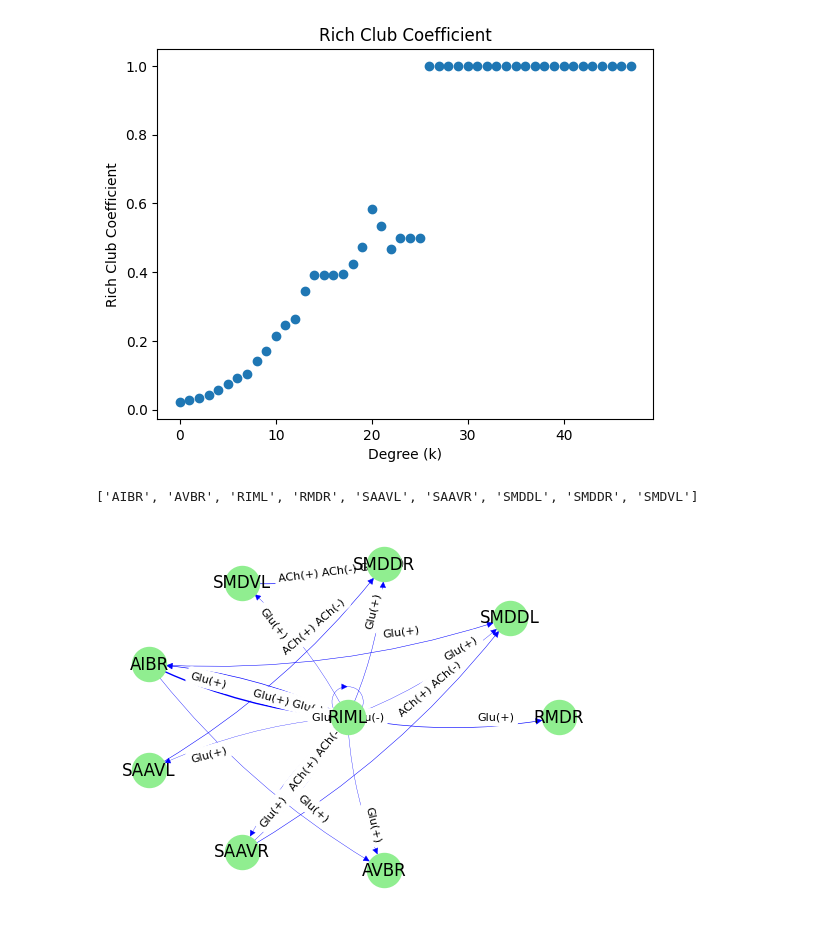
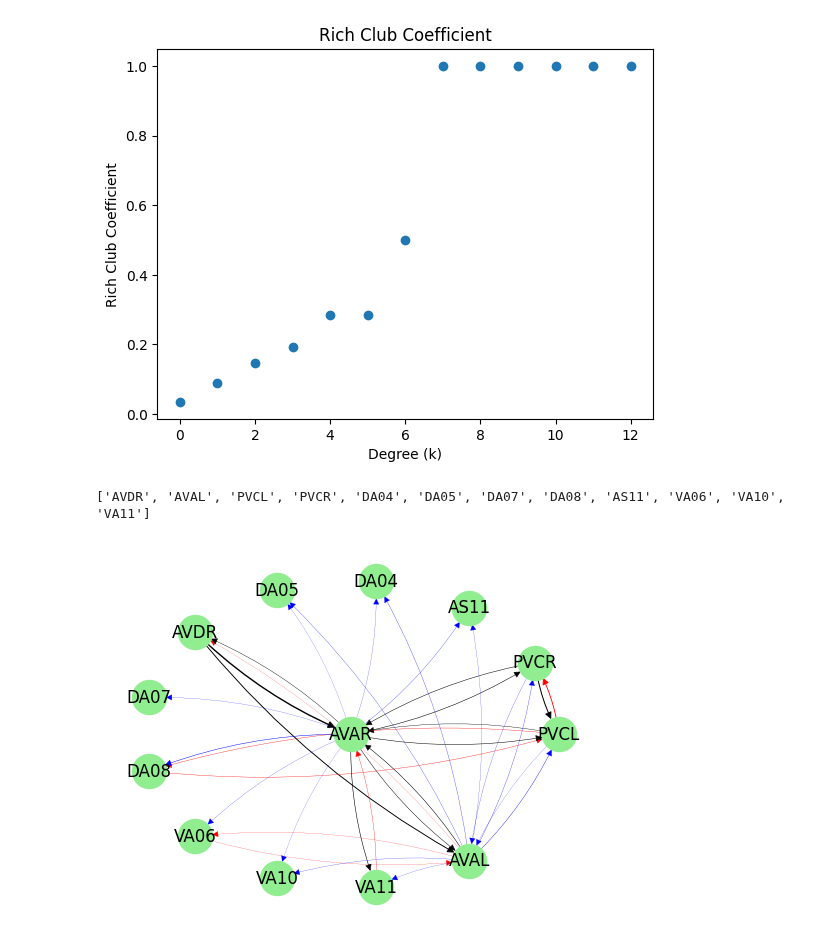
Before and after one commit to deangeckt/network_motifs, a Jupyter notebook: post_motif_analysis/network_properties.ipynb, the cells around one changed output. Cells and saved outputs as stored; diff of their text form; code cells hidden in the pictures.

Commit message:
add pol k3 data + analysis - add 2d scatter of motifs

```diff
--- a/post_motif_analysis/network_properties.ipynb
+++ b/post_motif_analysis/network_properties.ipynb
@@ -13,12 +13,21 @@ import matplotlib.pyplot as plt
 from typing import Any
 
 simple_input_args = NetworkLoaderArgs(
-    synapse_threshold=10,
+    synapse_threshold=5,
     filter_polarity=['+', '-', 'complex'],
-    filter_prim_nt=['GABA', 'Glu', 'ACh', 0]
+    filter_prim_nt=['GABA', 'Glu', 'ACh', 0],
+    filter_syn_type='all',
+    filter_sex_type='herm'
 )
 loader = NetworkLoader(simple_input_args)
 
-network = loader.load_network_file(file_path="networks/data/polarity_2020/s1_data.xlsx",
-                                    input_type=NetworkInputType.polarity_xlsx)
+#network = loader.load_network_file(file_path="networks/data/polarity_2020/s1_data.xlsx",
+#                                    input_type=NetworkInputType.polarity_xlsx)
+
+network = loader.load_network_file(file_path="networks/data/Cook_2019/SI 2 Synapse adjacency matrices.xlsx",
+                                    input_type=NetworkInputType.worm_wiring_xlsx)
+
+
+#network = loader.load_network_file(file_path="networks/data/Cook_2019/SI 5 Connectome adjacency matrices, corrected July 2020.xlsx",
+#                                    input_type=NetworkInputType.worm_wiring_xlsx)
 # %% [output]
@@ -109,12 +118,12 @@ plot_degree_dist(network)
 # %%
 plot_rich_club_coefficient(network)
 # %% [output]
-[figure, old version]
+[figure, new version]
 # %%
-draw_neighbors(network, 'RIML', 'out', True)
+draw_neighbors(network, 'AVAR', 'out', True)
 # %% [output]
-['AIBR', 'AVBR', 'RIML', 'RMDR', 'SAAVL', 'SAAVR', 'SMDDL', 'SMDDR', 'SMDVL']
+['AVDR', 'AVAL', 'PVCL', 'PVCR', 'DA04', 'DA05', 'DA07', 'DA08', 'AS11', 'VA06', 'VA10', 'VA11']
-[figure, old version]
+[figure, new version]
 # %%
 draw_sub_graph(network, ['RIML'], True)
 # %% [output]
```
Also changed, not shown: parts of 8 cells of this notebook, 2 other files.
